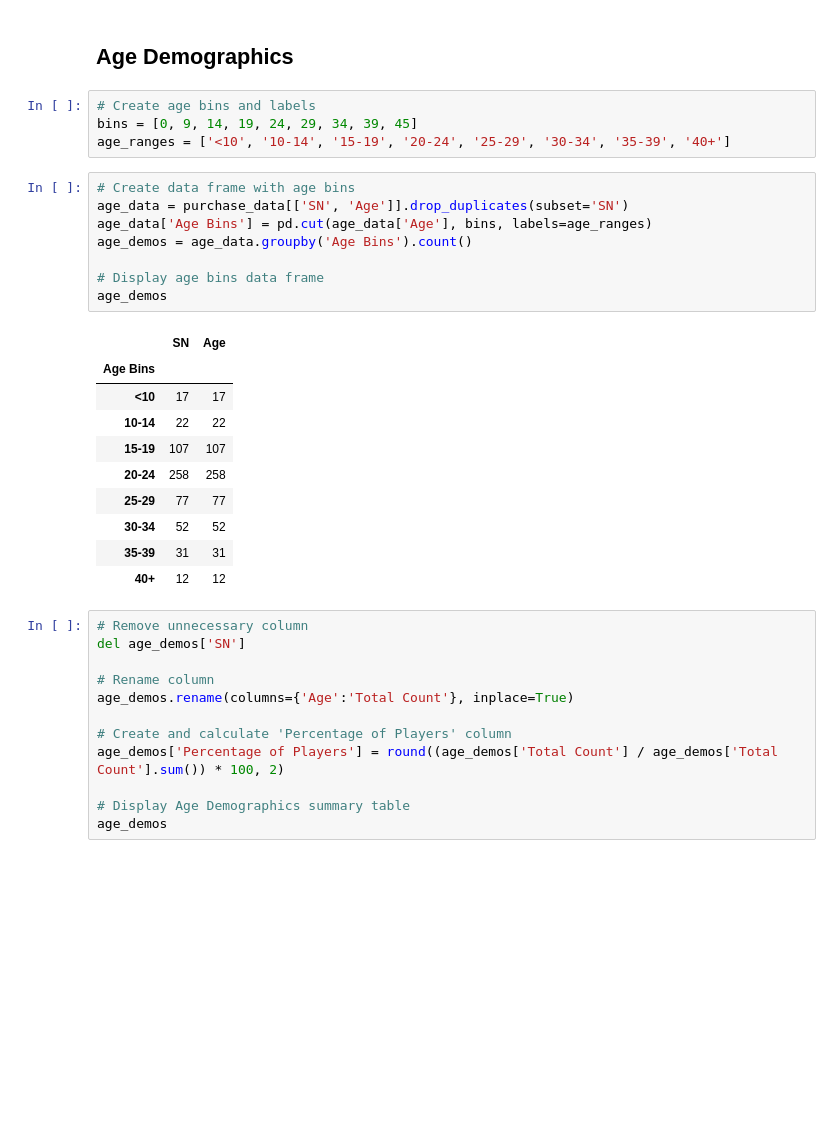
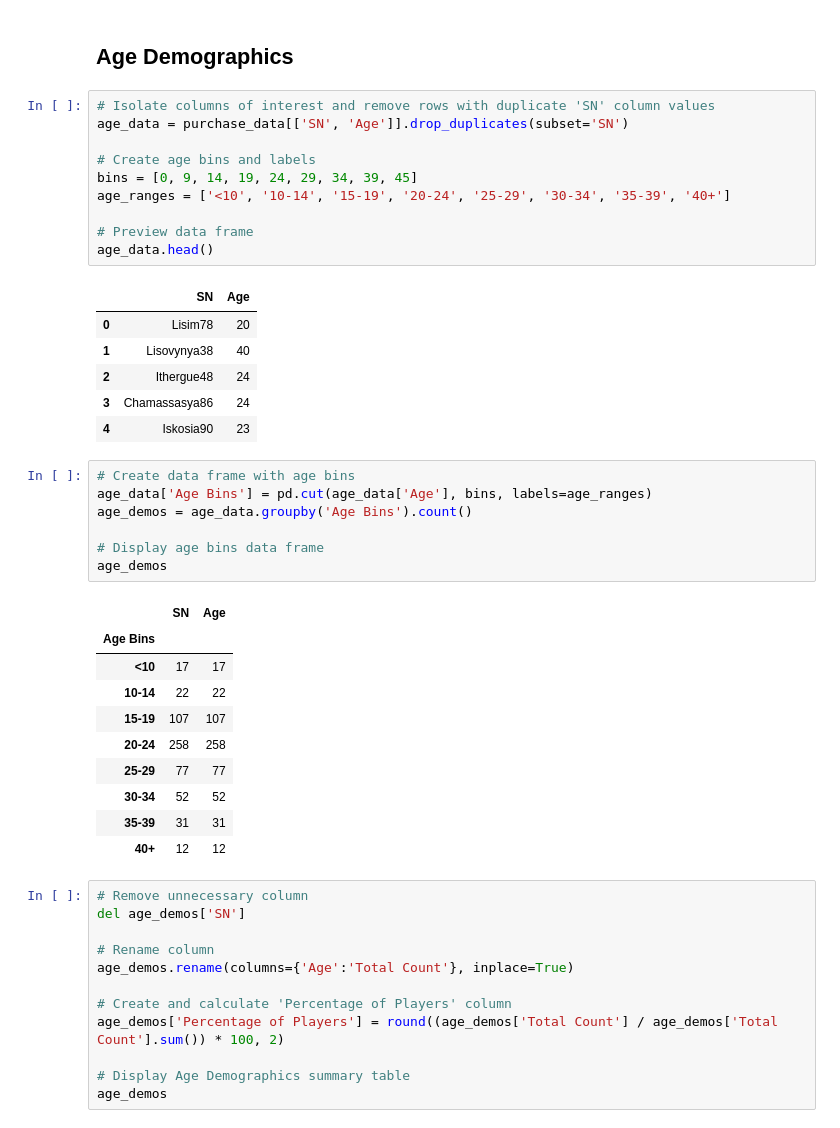
Before and after one commit to jasonzelaya/Heroes-Of-Pymoli, a Jupyter notebook: Data Wrangling.ipynb, the cells around one changed output. Cells and saved outputs as stored; diff of their text form; blank space fills up the shorter version.

```diff
--- a/Data Wrangling.ipynb
+++ b/Data Wrangling.ipynb
@@ -166,12 +178,24 @@ gender_purchases
 # %% [markdown]
 ## Age Demographics
 # %%
+# Isolate columns of interest and remove rows with duplicate 'SN' column values
+age_data = purchase_data[['SN', 'Age']].drop_duplicates(subset='SN')
+
 # Create age bins and labels
 bins = [0, 9, 14, 19, 24, 29, 34, 39, 45]
 age_ranges = ['<10', '10-14', '15-19', '20-24', '25-29', '30-34', '35-39', '40+']
+
+# Preview data frame
+age_data.head()
+# %% [output]
+|  | SN | Age |
+| 0 | Lisim78 | 20 |
+| 1 | Lisovynya38 | 40 |
+| 2 | Ithergue48 | 24 |
+| 3 | Chamassasya86 | 24 |
+| 4 | Iskosia90 | 23 |
 # %%
 # Create data frame with age bins
-age_data = purchase_data[['SN', 'Age']].drop_duplicates(subset='SN')
 age_data['Age Bins'] = pd.cut(age_data['Age'], bins, labels=age_ranges)
 age_demos = age_data.groupby('Age Bins').count()
 
```
Also changed, not shown: parts of 11 cells of this notebook.
